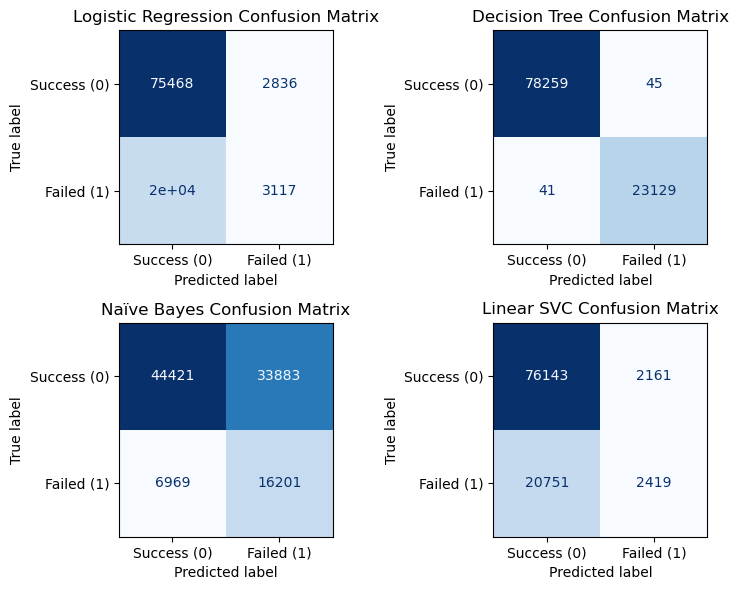
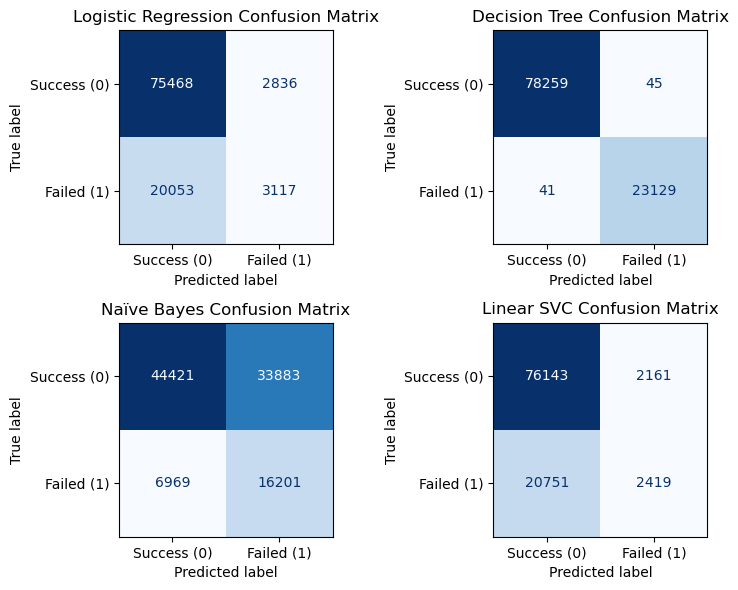
Code edit (unified diff) that turned the first committed figure into the second:
--- before
+++ after
@@ -14,5 +14,5 @@
     cm = confusion_matrix(y_test, preds)
     disp = ConfusionMatrixDisplay(confusion_matrix=cm, display_labels=['Success (0)', 'Failed (1)'])
-    disp.plot(ax=ax, cmap='Blues', colorbar=False)
+    disp.plot(ax=ax, cmap='Blues', colorbar=False, values_format='d')
     ax.set_title(f"{title} Confusion Matrix")
     ax.grid(False)

Commit: Updated README and fixed output formatting